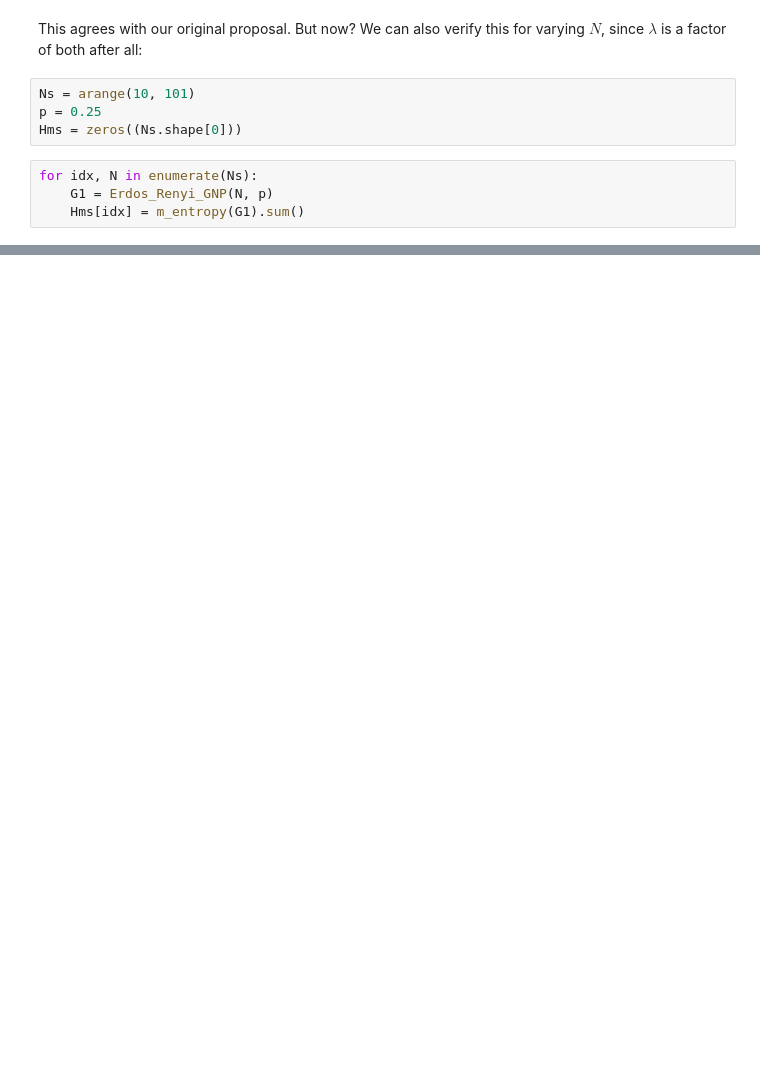
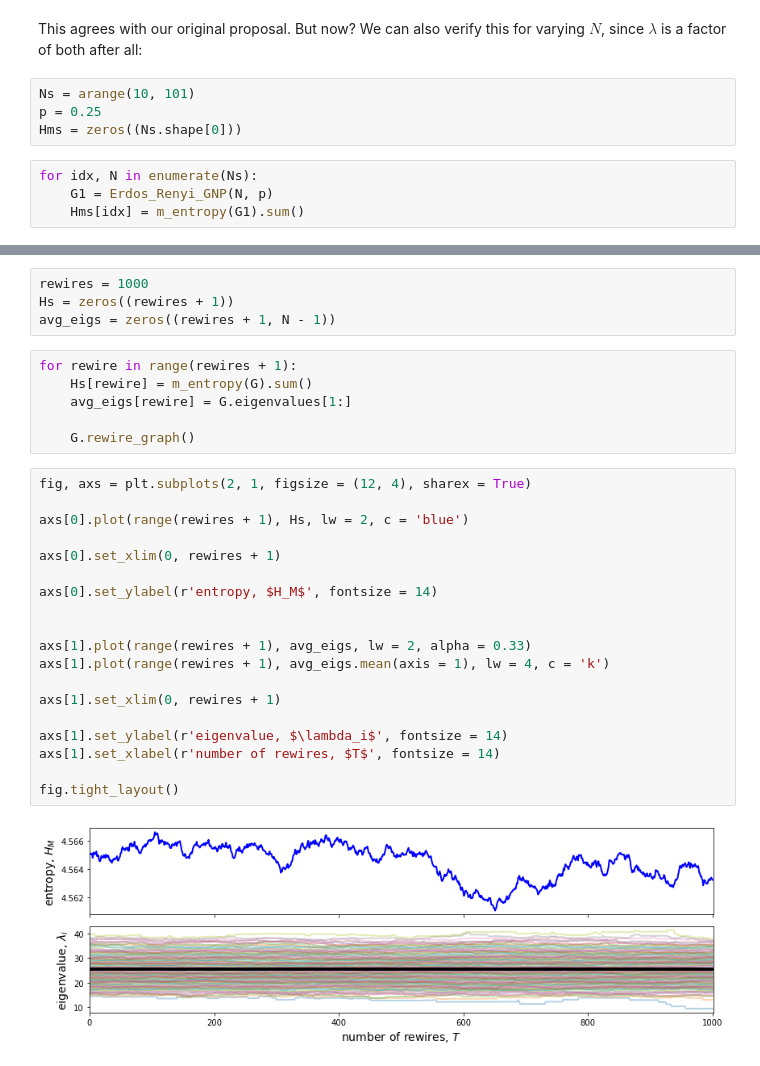
Before and after one commit to ubsuny/MC_RandomNetworks-RaspiZero, a Jupyter notebook: spectral_analysis.ipynb, the cells around one changed output, grey strips where cells are left out. Cells and saved outputs as stored; diff of their text form; blank space fills up the shorter version.

Commit message:
finishing up spectral analysis and timing
I finish the spectral analysis for now and do the timing.  I still have to do the unit tests.  Otherwise, this "m entropy" is done.

```diff
--- a/spectral_analysis.ipynb
+++ b/spectral_analysis.ipynb
@@ -182,0 +190,31 @@ Interestingly, the function is a bit smoother, but it has the same general shape
+# %%
+rewires = 1000
+Hs = zeros((rewires + 1))
+avg_eigs = zeros((rewires + 1, N - 1))
+# %%
+for rewire in range(rewires + 1):
+    Hs[rewire] = m_entropy(G).sum()
+    avg_eigs[rewire] = G.eigenvalues[1:]
+
+    G.rewire_graph()
+# %%
+fig, axs = plt.subplots(2, 1, figsize = (12, 4), sharex = True)
+
+axs[0].plot(range(rewires + 1), Hs, lw = 2, c = 'blue')
+
+axs[0].set_xlim(0, rewires + 1)
+
+axs[0].set_ylabel(r'entropy, $H_M$', fontsize = 14)
+
+
+axs[1].plot(range(rewires + 1), avg_eigs, lw = 2, alpha = 0.33)
+axs[1].plot(range(rewires + 1), avg_eigs.mean(axis = 1), lw = 4, c = 'k')
+
+axs[1].set_xlim(0, rewires + 1)
+
+axs[1].set_ylabel(r'eigenvalue, $\lambda_i$', fontsize = 14)
+axs[1].set_xlabel(r'number of rewires, $T$', fontsize = 14)
+
+fig.tight_layout()
+# %% [output]
+[figure, added]
```
Also changed, not shown: parts of 29 cells of this notebook, 1 other file.
